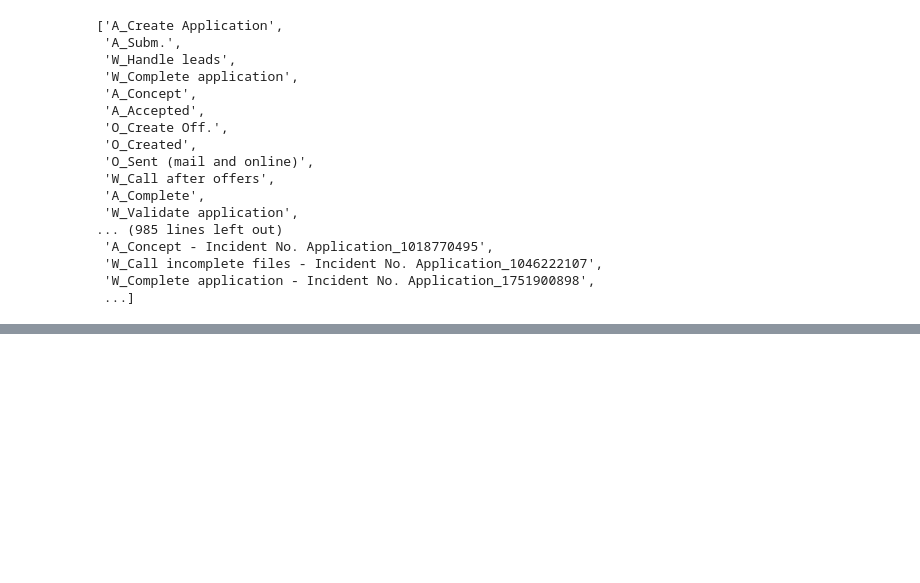
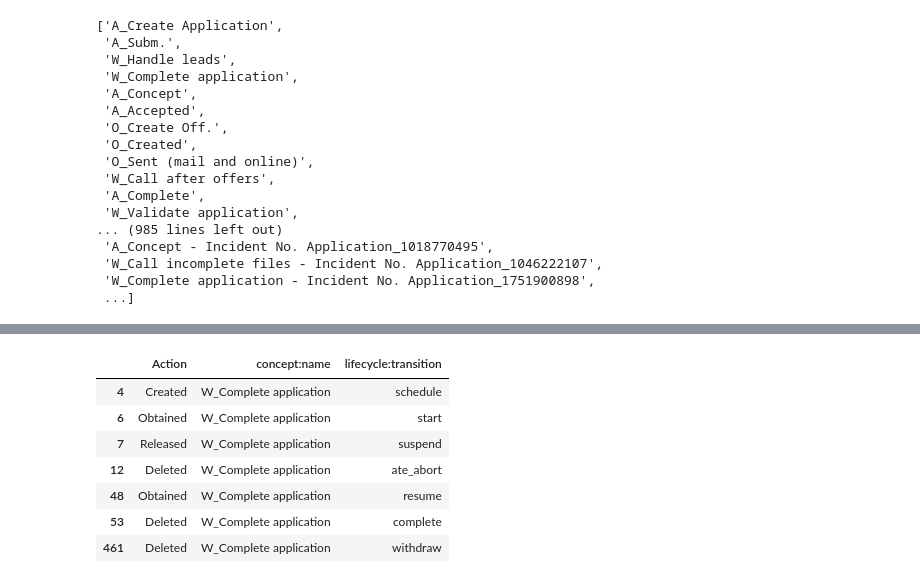
Before and after one commit to felix00112/ProM-Assignment-Group-C, a Jupyter notebook: notebooks/polluter_script.ipynb, the cells around one changed output, grey strips where cells are left out. Saved outputs shown, nothing was run; the diff lists cells and outputs as text; code cells hidden in the pictures; blank space fills up the shorter version.

```diff
--- a/notebooks/polluter_script.ipynb
+++ b/notebooks/polluter_script.ipynb
@@ -270,0 +341,11 @@ After that execute the last cells below.
+# %%
+df[df['concept:name']=='W_Complete application'][['Action', 'concept:name', 'lifecycle:transition']].drop_duplicates()
+# %% [output]
+|  | Action | concept:name | lifecycle:transition |
+| 4 | Created | W_Complete application | schedule |
+| 6 | Obtained | W_Complete application | start |
+| 7 | Released | W_Complete application | suspend |
+| 12 | Deleted | W_Complete application | ate_abort |
+| 48 | Obtained | W_Complete application | resume |
+| 53 | Deleted | W_Complete application | complete |
+| 461 | Deleted | W_Complete application | withdraw |
```
Also changed, not shown: parts of 24 cells of this notebook.
